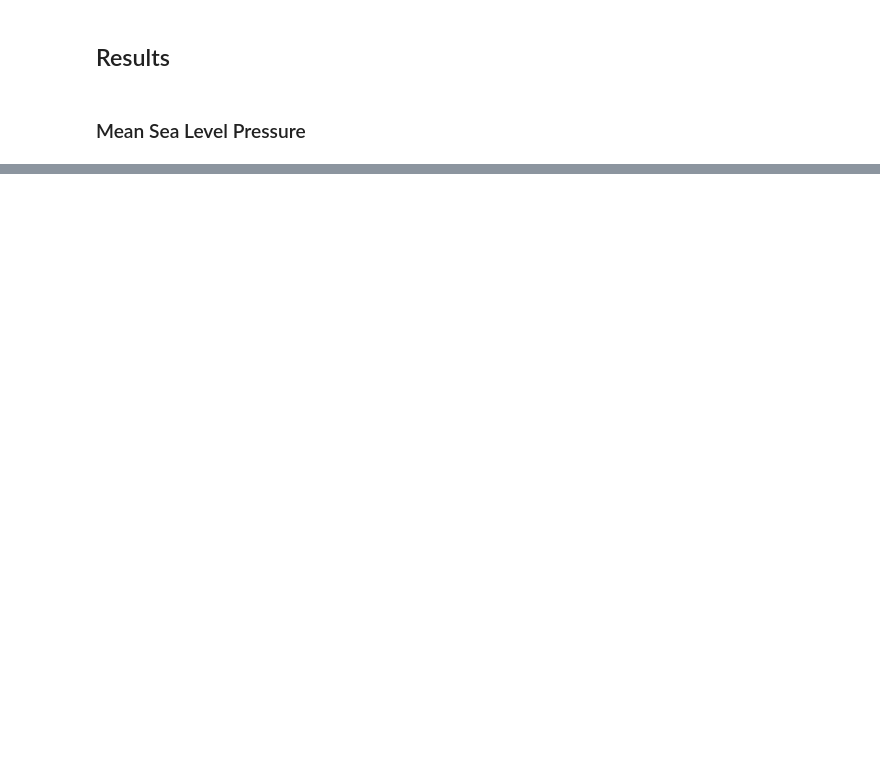
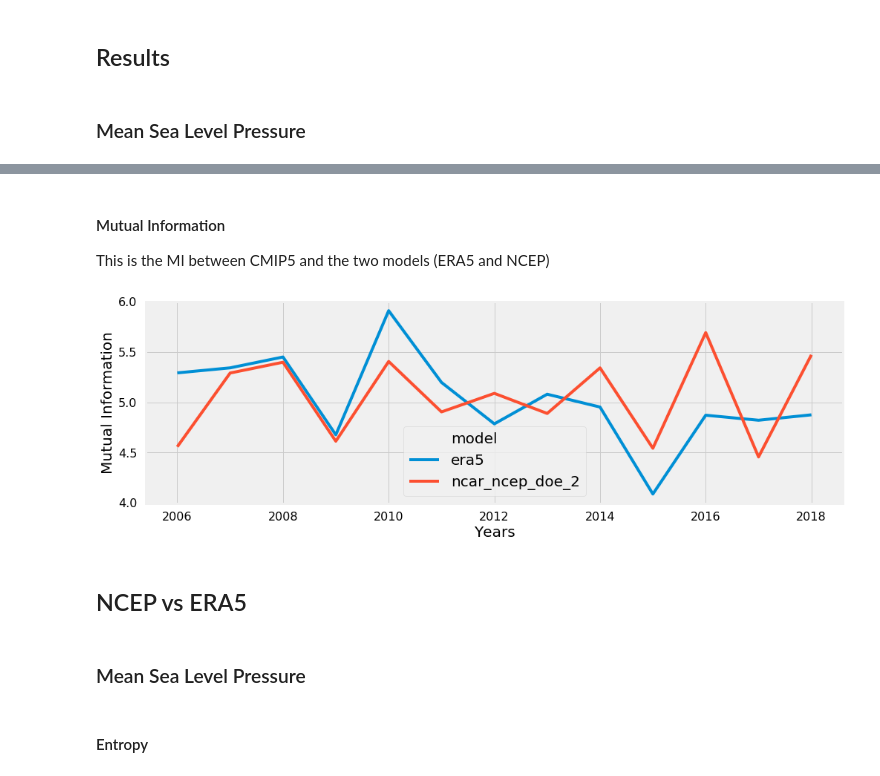
Before and after one commit to jejjohnson/rbig_eo, a Jupyter notebook: notebooks/climate/0_visualize.ipynb, the cells around one changed output, grey strips where cells are left out. Drawn from its saved outputs; the diff is of its cells as text; code cells hidden in the pictures; blank space fills up the shorter version.

```diff
--- a/notebooks/climate/0_visualize.ipynb
+++ b/notebooks/climate/0_visualize.ipynb
@@ -156,0 +136,12 @@ plotter = PlotResults(filename)
+# %% [markdown]
+#### Mutual Information
+
+This is the MI between CMIP5 and the two models (ERA5 and NCEP)
+# %%
+mi1_fig, mi1_ax = plotter.plot_mutual_information(('model', ['cmip5']))
+# %% [output]
+[figure, added]
+# %% [markdown]
+## NCEP vs ERA5
+# %% [markdown]
+### Mean Sea Level Pressure
@@ -156,0 +161,2 @@ plotter = PlotResults(filename)
+# %% [markdown]
+#### Entropy
```
Also changed, not shown: parts of 49 cells of this notebook, 1 other file.
